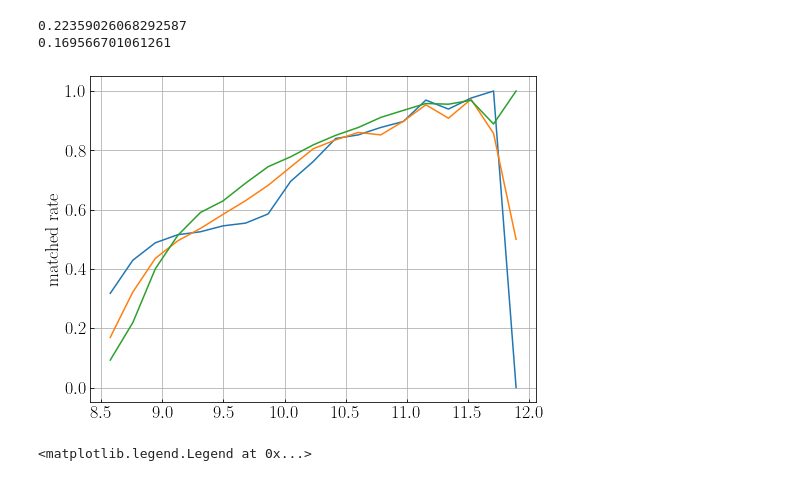
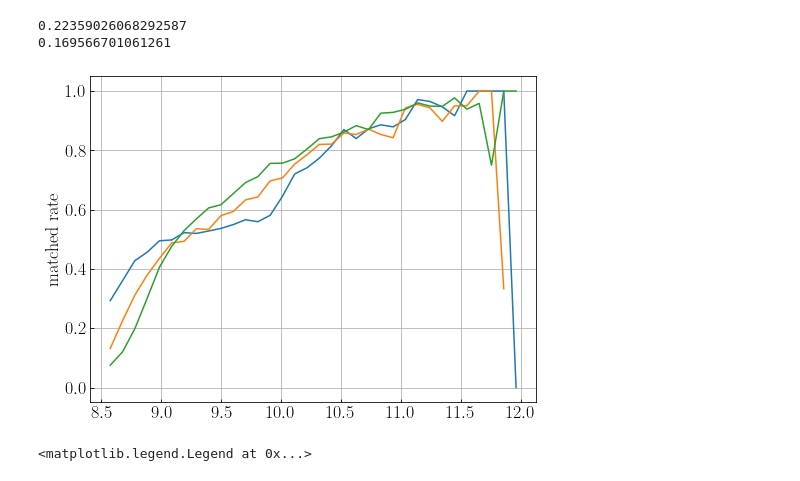
Before and after one commit to LejayChen/massive_gals, a Jupyter notebook: SHIRAZ catalogs.ipynb, the cells around one changed output. Cells and saved outputs as stored; diff of their text form; code cells hidden in the pictures.

```diff
--- a/SHIRAZ catalogs.ipynb
+++ b/SHIRAZ catalogs.ipynb
@@ -112,21 +127,22 @@ print(len(cat_added_matched_ch2)/len(cat_added))
 # %%
 # matched fraction at different masses
 fig = plt.figure(figsize=(8,6))
 
 for z in [0.4, 0.6, 0.8]:
     cat_added_z = cat_added[cat_added['ZPHOT']>z-0.1]
     cat_added_z = cat_added_z[cat_added_z['ZPHOT']<z+0.1]
     cat_added_matched_z = cat_added_matched_ch1[cat_added_matched_ch1['ZPHOT']>z-0.1]
     cat_added_matched_z = cat_added_matched_z[cat_added_matched_z['ZPHOT']<z+0.1]
-    mass_bins = np.linspace(8.5,12.0,20)
+
+    mass_bins = np.linspace(8.5,12.5,40)
     counts = np.histogram(cat_added_z['MASS_MED_COSMOS'],bins=mass_bins)[0]
     counts_matched = np.histogram(cat_added_matched_z['MASS_MED_COSMOS'],bins=mass_bins)[0]
 
     plt.plot(mass_bins[:-1]+0.075,counts_matched/counts)
     plt.ylabel('matched rate', fontsize=18)
     plt.grid()
 # %% [output]
-[figure, old version]
+[figure, new version]
 # %%
 fig = plt.figure(figsize=(8,6))
 mag_bins = np.linspace(17,28,20)
```
Also changed, not shown: parts of 13 cells of this notebook, 1 other file.
